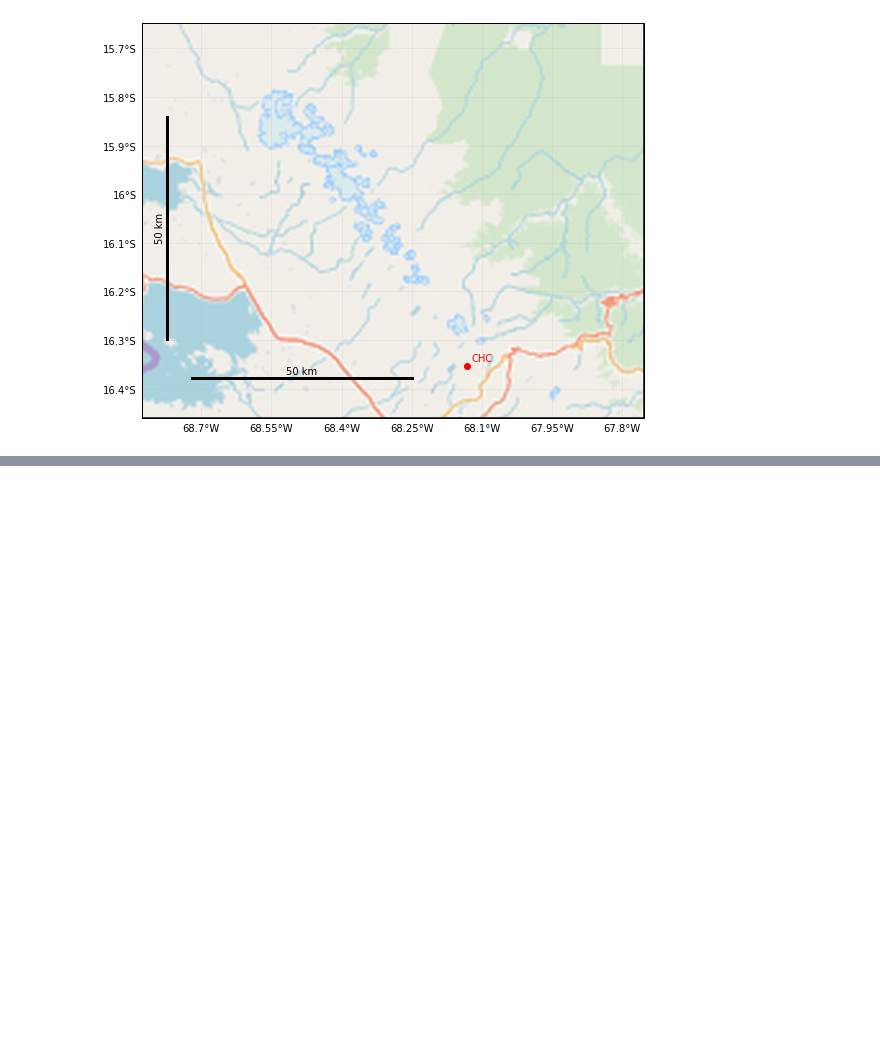
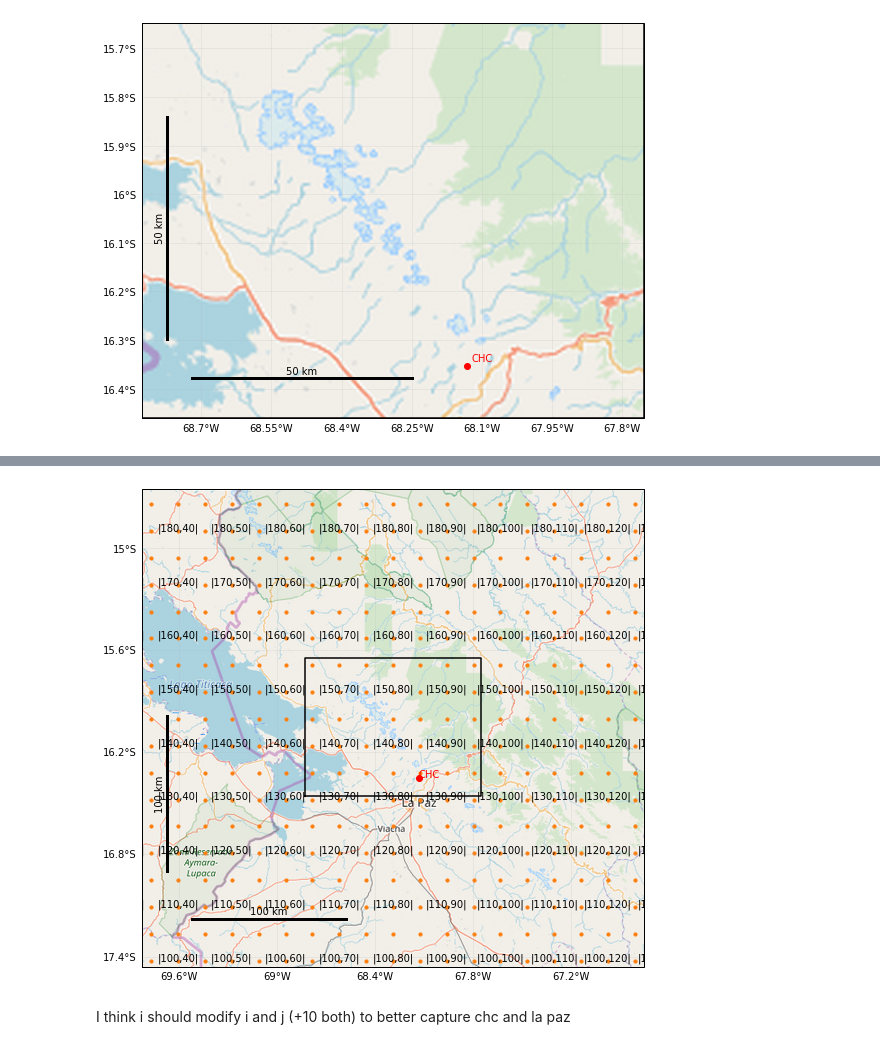
Before and after one commit to daliagachc/tucu-april, a Jupyter notebook: nbs/explore-tucu-saltena-domains.ipynb, the cells around one changed output, grey strips where cells are left out. Cells and saved outputs as stored; diff of their text form; code cells hidden in the pictures; blank space fills up the shorter version.

```diff
--- a/nbs/explore-tucu-saltena-domains.ipynb
+++ b/nbs/explore-tucu-saltena-domains.ipynb
@@ -247,0 +291,55 @@ scale_bar(ax, (0.05, 0.2), 50, angle=90)
+# %%
+zoom_size = 8
+request = cimgt.OSM()
+
+fig = plt.figure(figsize=(9, 13))
+ax = plt.axes(projection=request.crs)
+gl = ax.gridlines(draw_labels=True, alpha=0.2)
+gl.xlabels_top = gl.ylabels_right = False
+gl.xformatter = LONGITUDE_FORMATTER
+
+gl.yformatter = LATITUDE_FORMATTER
+
+
+for d in doms:
+    ax_draw_sq(ax,dom_dict[d])
+
+extent = dom_dict['d04']
+extent = np.array(extent)+np.array([-1,1,-1,1])
+ax.set_extent(extent)
+ax.scatter([-66.6],[-17])
+ax.add_image(request, zoom_size, interpolation='spline36')
+
+ax.scatter( [-66.6],[-17],c='red',
+    transform=cartopy.crs.PlateCarree()
+       )
+_i = 5
+ax.scatter(
+    lo.values[::_i,::_i],
+    la.values[::_i,::_i],
+    transform=cartopy.crs.PlateCarree(),
+    s=10
+)
+
+_i=10
+loi = lo.values[::_i,::_i]
+lai = la.values[::_i,::_i]
+ii,jj = loi.shape
+for i in range(ii):
+    for j in range(jj):
+        ax.text(
+            loi[i,j],
+            lai[i,j],
+            "|{},{}|".format(i*_i,j*_i),
+            transform=cartopy.crs.PlateCarree(),
+            clip_on=True,
+            ha='center'
+        )
+ax.scatter(*ye.LOLA_CHC, c='red',transform=cartopy.crs.PlateCarree())
+ax.text(*ye.LOLA_CHC,'CHC', color='red',transform=cartopy.crs.PlateCarree())
+scale_bar(ax, (0.1, 0.1), 100)
+scale_bar(ax, (0.05, 0.2), 100, angle=90)
+# %% [output]
+[figure, added]
+# %% [markdown]
+I think i should modify i and j (+10 both) to better capture chc and la paz
```
Also changed, not shown: parts of 3 cells of this notebook, 2 other files.
